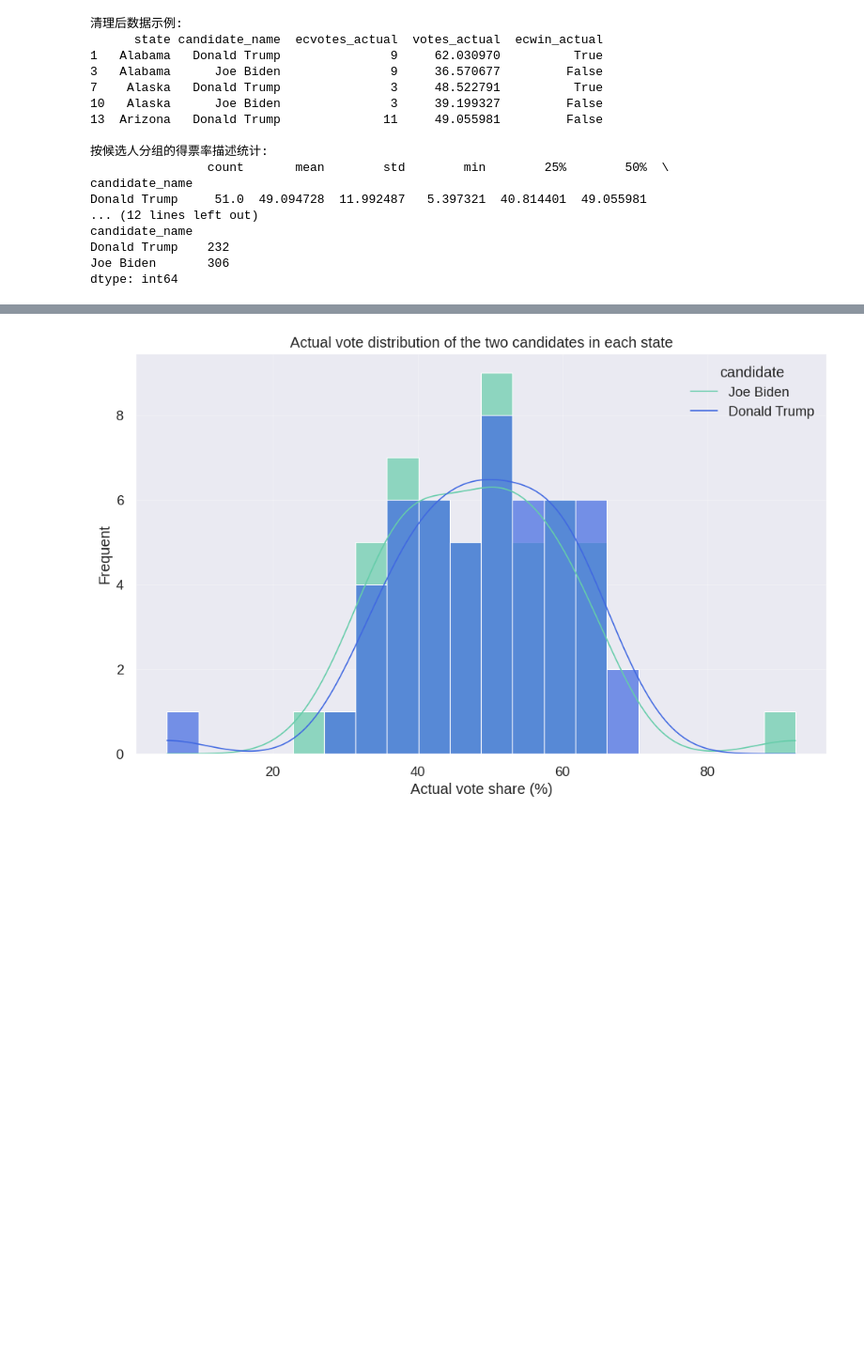
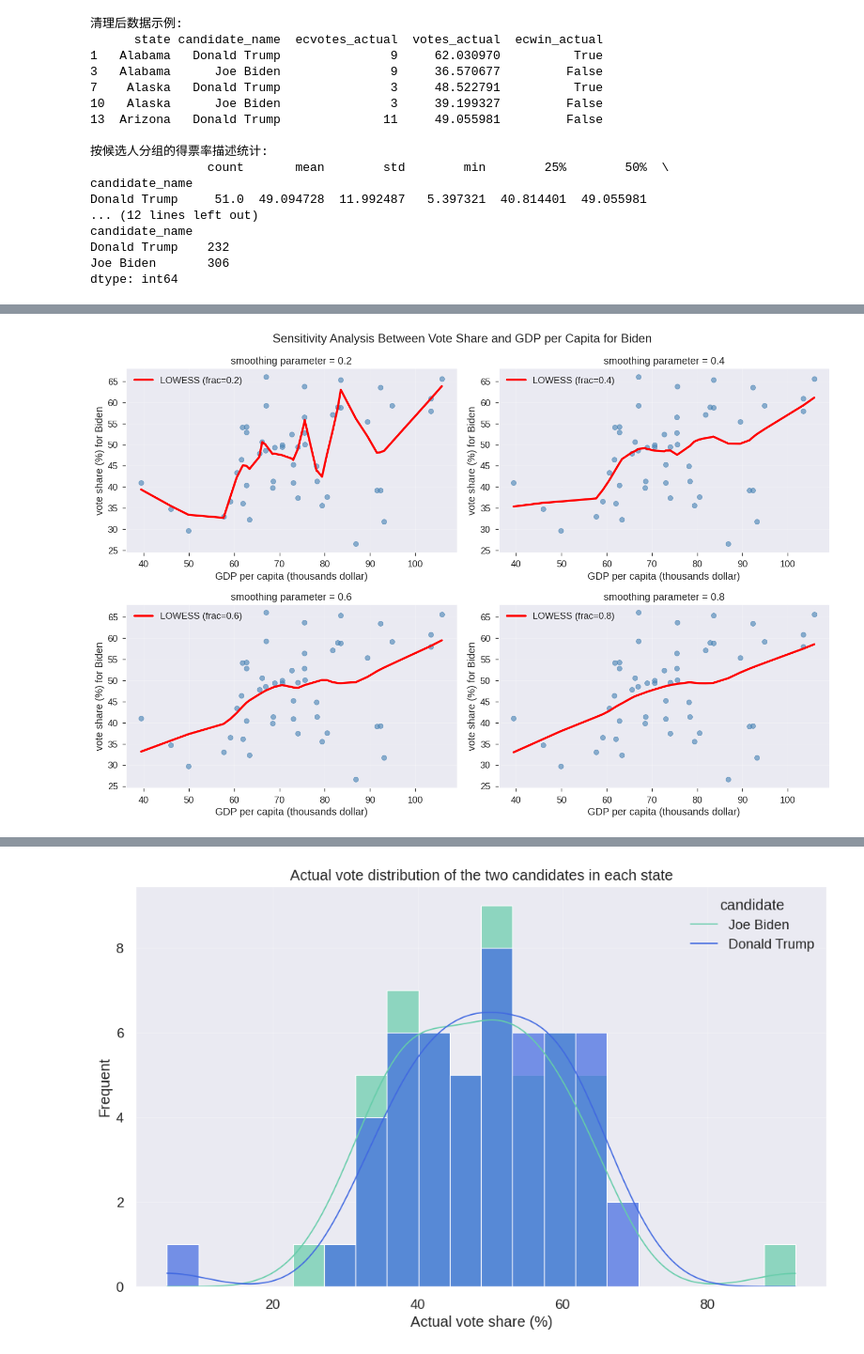
Before and after one commit to SyChen94/colab, a Jupyter notebook: projects/xinstructblip/demo/demo.ipynb, the cells around one changed output, grey strips where cells are left out. Shown at 94% size. Cells and saved outputs as stored; diff of their text form; code cells hidden in the pictures; blank space fills up the shorter version.

```diff
--- a/projects/xinstructblip/demo/demo.ipynb
+++ b/projects/xinstructblip/demo/demo.ipynb
@@ -93,0 +499,51 @@ dtype: int64
+# %%
+def advanced_lowess_analysis(x, y, candidate_name):
+    """
+    高级LOWESS回归分析
+    参考第6章：非参数回归
+    """
+    # 1. 多种平滑参数的比较
+    frac_values = [0.2, 0.4, 0.6, 0.8]
+
+    plt.figure(figsize=(15, 10))
+
+    for i, frac in enumerate(frac_values):
+        plt.subplot(2, 2, i+1)
+
+        # LOWESS回归
+        lowess_result = lowess(y, x, frac=frac, return_sorted=True)
+
+        # 绘图
+        plt.scatter(x/1000, y, alpha=0.6, s=50, color='steelblue')
+        plt.plot(lowess_result[:, 0]/1000, lowess_result[:, 1],
+                'red', linewidth=3, label=f'LOWESS (frac={frac})')
+
+        plt.xlabel('GDP per capita (thousands dollar)')
+        plt.ylabel(f'vote share (%) for {candidate_name}')
+        plt.title(f'smoothing parameter = {frac}')
+        plt.legend()
+        plt.grid(True, alpha=0.3)
+
+    plt.suptitle(f'Sensitivity Analysis Between Vote Share and GDP per Capita for {candidate_name}')
+    plt.tight_layout()
+    plt.show()
+
+    # 2. 交叉验证选择最优平滑参数
+    from sklearn.model_selection import cross_val_score
+    from sklearn.pipeline import Pipeline
+    from sklearn.preprocessing import StandardScaler
+
+    # 这里简化处理，实际应该用专门的LOWESS交叉验证
+    optimal_frac = 0.6  # 基于视觉检查的经验选择
+
+    return lowess(y, x, frac=optimal_frac, return_sorted=True)
+
+# GDP数据处理（去除异常值）
+df_analysis = df_wide[df_wide['state'] != 'District of Columbia'].copy()
+gdp_clean = df_analysis['gdp_per_capita'].values
+biden_clean = df_analysis['Joe Biden'].values
+
+# LOWESS回归分析
+biden_lowess = advanced_lowess_analysis(gdp_clean, biden_clean, "Biden")
+# %% [output]
+[figure, added]
```
Also changed, not shown: parts of 8 cells of this notebook.
